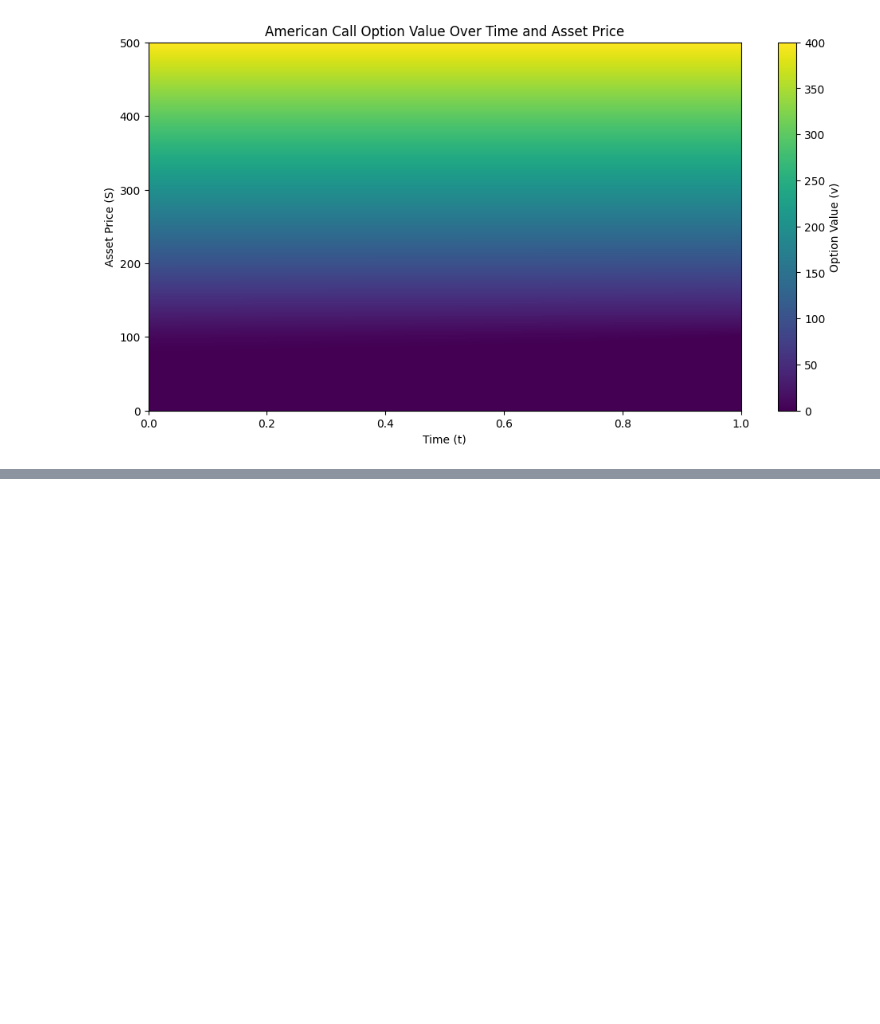
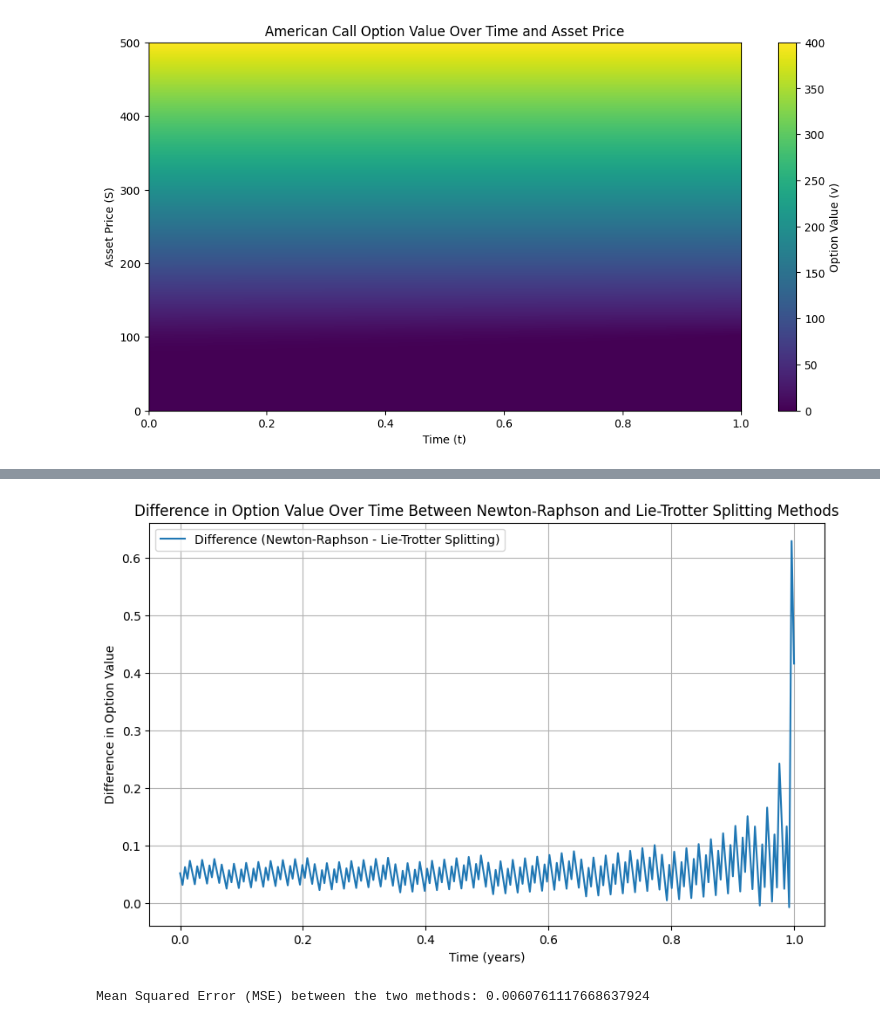
Before and after one commit to ttnhathuy313/option-pricing, a Jupyter notebook: main.ipynb, the cells around one changed output, grey strips where cells are left out. Drawn from its saved outputs; the diff is of its cells as text; code cells hidden in the pictures; blank space fills up the shorter version.

Commit message:
compare the two methods

```diff
--- a/main.ipynb
+++ b/main.ipynb
@@ -524,3 +525,26 @@ plt.show()
+# %%
+# Iterate over the time domain and find the index closest to that time
+difference = []
+for t in time_array:
+    closest_time_index = np.argmin(np.abs(t_domain - t))
+    difference.append(V_S_100_over_time[np.argmin(np.abs(time_array - t))] - v_matrix[closest_time_index, S_index])
+difference = np.array(difference)
+
+# Plot the difference over time
+plt.figure(figsize=(10, 6))
+plt.plot(time_array, difference, label='Difference (Newton-Raphson - Lie-Trotter Splitting)')
+plt.xlabel('Time (years)')
+plt.ylabel('Difference in Option Value')
+plt.title('Difference in Option Value Over Time Between Newton-Raphson and Lie-Trotter Splitting Methods')
+plt.legend()
+plt.grid(True)
+plt.show()
+# Compute the Mean Squared Error (MSE) from the difference array
+mse = np.mean(difference**2)
+print(f'Mean Squared Error (MSE) between the two methods: {mse}')
+# %% [output]
+[figure, added]
+Mean Squared Error (MSE) between the two methods: 0.0060761117668637924
 # %%
 import numpy as np
 import matplotlib.pyplot as plt
```
Also changed, not shown: parts of 6 cells of this notebook.
